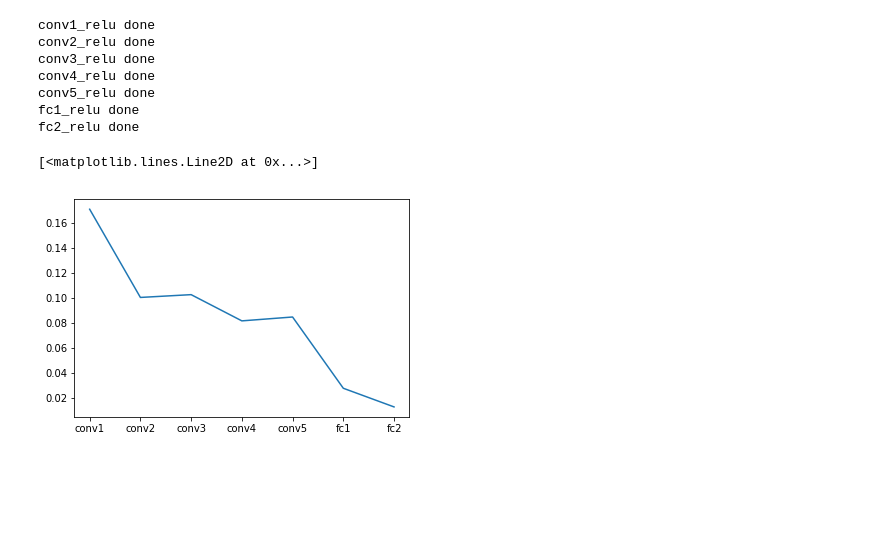
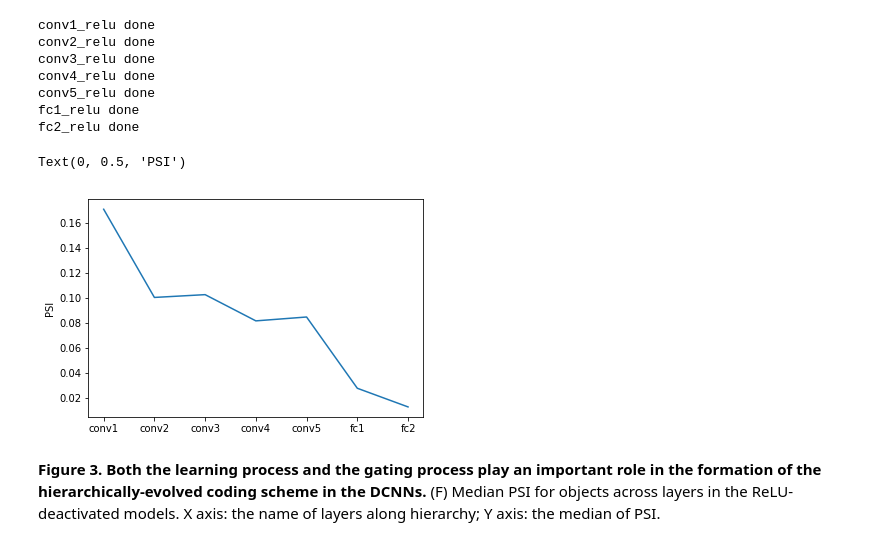
Before and after one commit to xingyu-liu/coding_sparseness, a Jupyter notebook: 04_PSI_relu-deactivated_model.ipynb, the cells around one changed output. Cells and saved outputs as stored; diff of their text form; code cells hidden in the pictures; blank space fills up the shorter version.

Commit message:
add figure captions

```diff
--- a/04_PSI_relu-deactivated_model.ipynb
+++ b/04_PSI_relu-deactivated_model.ipynb
@@ -95,6 +95,9 @@ fc2_relu done
 # %%
 # plot Fig 3F
 plt.plot([layer.split('_')[0] for layer in layer_name], sp_median, c='tab:blue')
+plt.ylabel('PSI')
 # %% [output]
-[<matplotlib.lines.Line2D at 0x...>]
+Text(0, 0.5, 'PSI')
-[figure, old version]
+[figure, new version]
+# %% [markdown]
+**Figure 3. Both the learning process and the gating process play an important role in the formation of the hierarchically-evolved coding scheme in the DCNNs.** (F) Median PSI for objects across layers in the ReLU-deactivated models. X axis: the name of layers along hierarchy; Y axis: the median of PSI.
```
Also changed, not shown: 3 other files.
